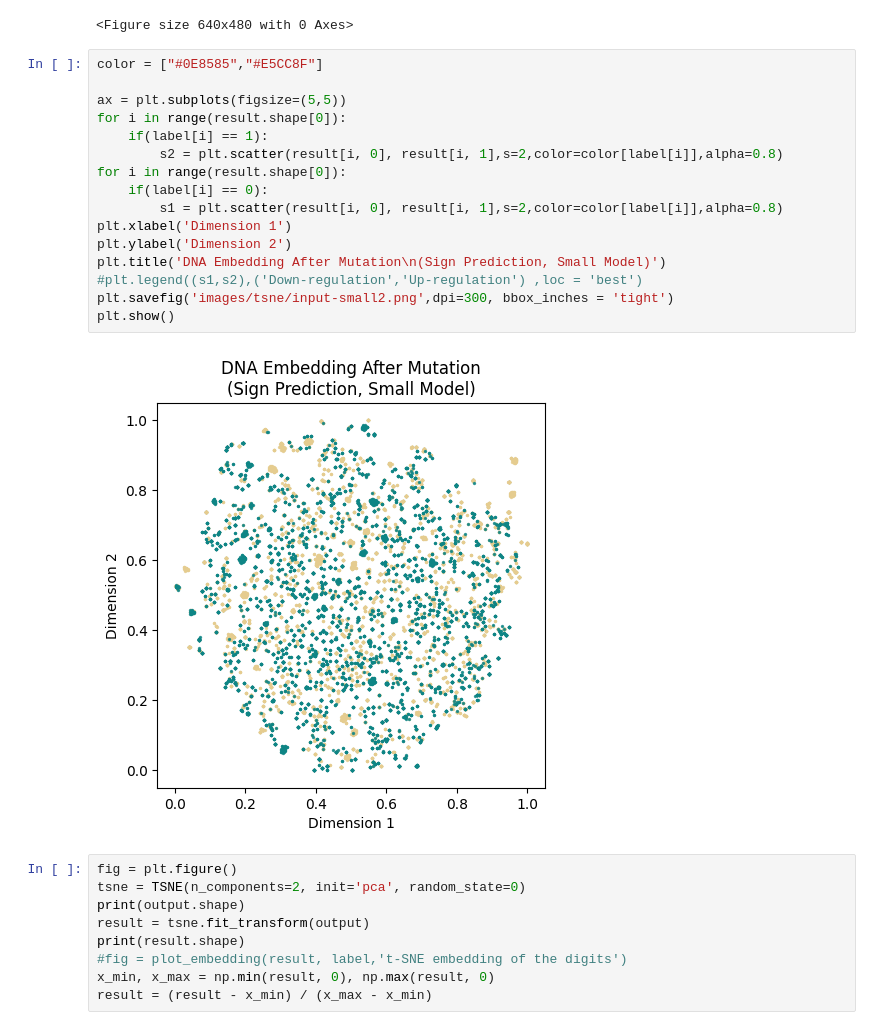
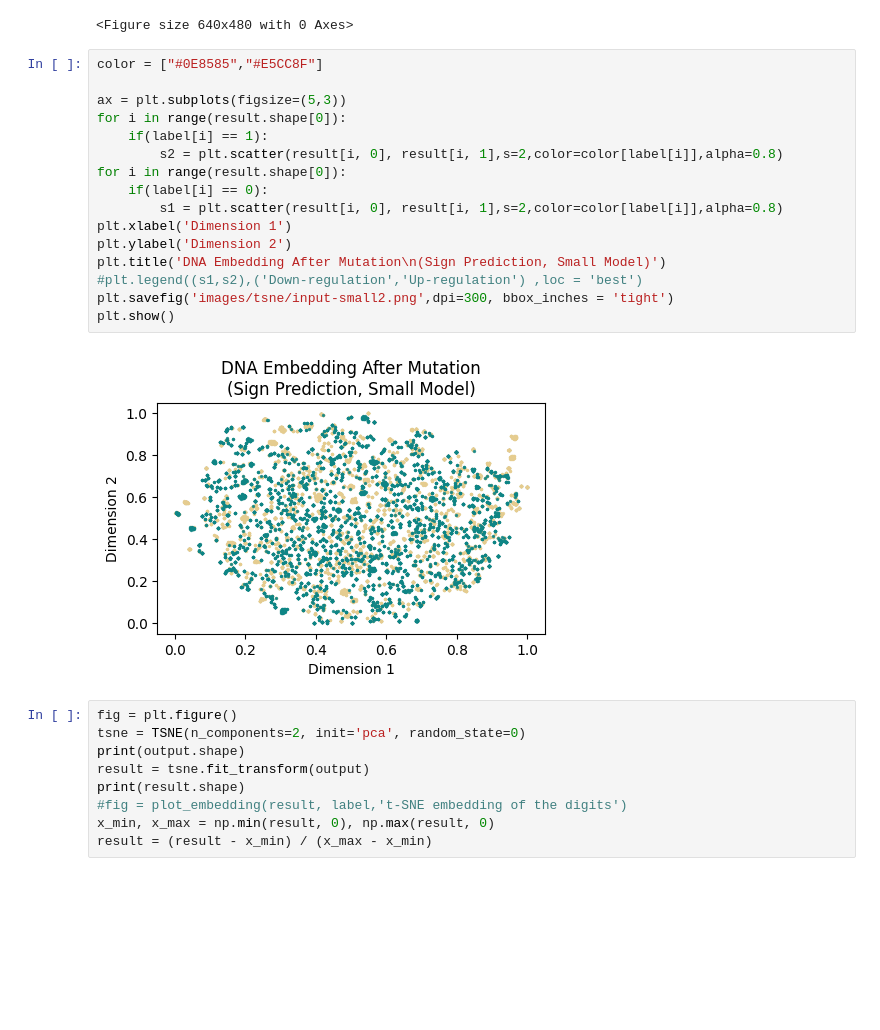
Before and after one commit to Liuzhe30/Methven, a Jupyter notebook: experiment/03-representation-visualization(sign-prediction).ipynb, the cells around one changed output. Cells and saved outputs as stored; diff of their text form; blank space fills up the shorter version.

```diff
--- a/experiment/03-representation-visualization(sign-prediction).ipynb
+++ b/experiment/03-representation-visualization(sign-prediction).ipynb
@@ -88,21 +88,21 @@ result = (result - x_min) / (x_max - x_min)
 # %%
 color = ["#0E8585","#E5CC8F"]
 
-ax = plt.subplots(figsize=(5,5))
+ax = plt.subplots(figsize=(5,3))
 for i in range(result.shape[0]):
     if(label[i] == 1):
         s2 = plt.scatter(result[i, 0], result[i, 1],s=2,color=color[label[i]],alpha=0.8)
 for i in range(result.shape[0]):
     if(label[i] == 0):
         s1 = plt.scatter(result[i, 0], result[i, 1],s=2,color=color[label[i]],alpha=0.8)
 plt.xlabel('Dimension 1')
 plt.ylabel('Dimension 2')
 plt.title('DNA Embedding After Mutation\n(Sign Prediction, Small Model)')
 #plt.legend((s1,s2),('Down-regulation','Up-regulation') ,loc = 'best')
 plt.savefig('images/tsne/input-small2.png',dpi=300, bbox_inches = 'tight')
 plt.show()
 # %% [output]
-[figure, old version]
+[figure, new version]
 # %%
 fig = plt.figure()
 tsne = TSNE(n_components=2, init='pca', random_state=0)
```
Also changed, not shown: parts of 5 cells of this notebook, 3 other files.
